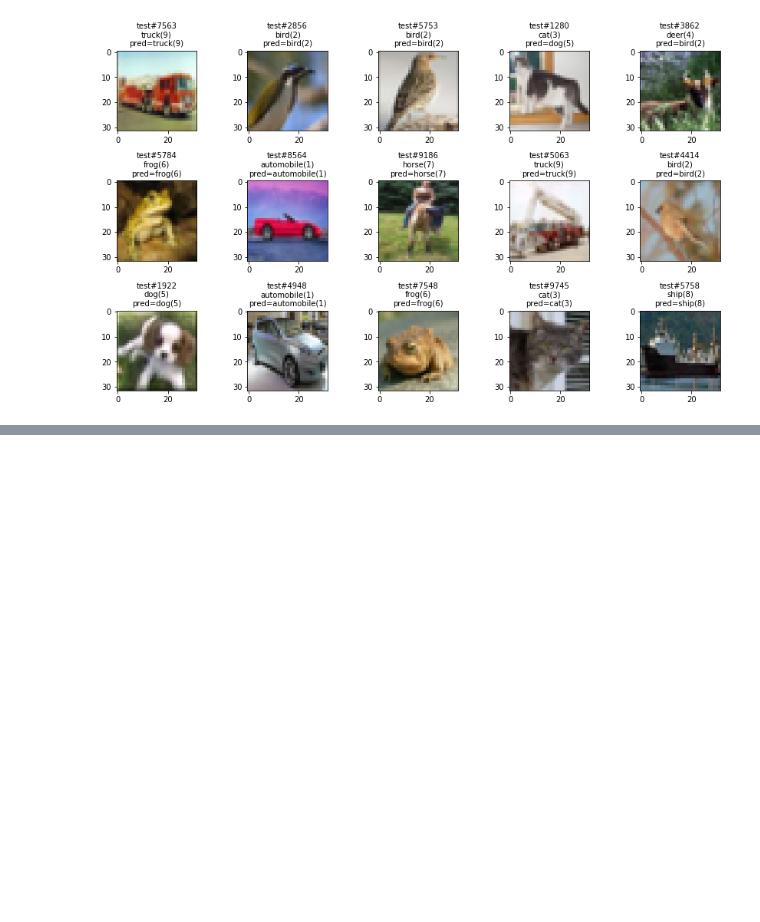
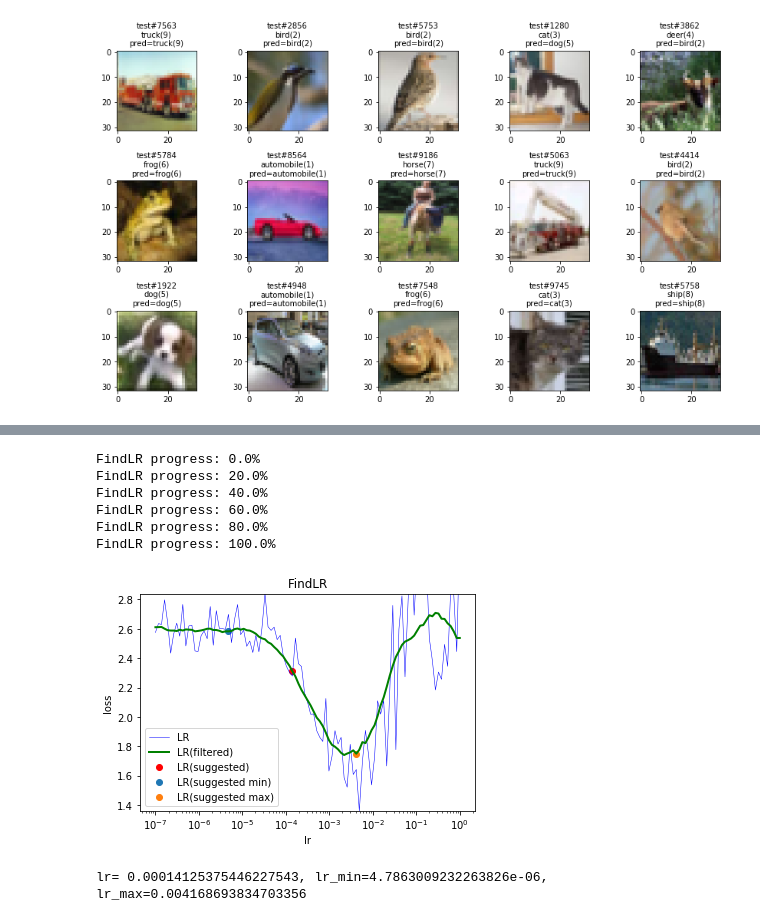
Before and after one commit to akihikoy/ay_test, a Jupyter notebook: python/torch/resnet_cifar10_1.ipynb, the cells around one changed output, grey strips where cells are left out. Cells and saved outputs as stored; diff of their text form; code cells hidden in the pictures; blank space fills up the shorter version.

Commit message:
Compared the optimization utilities in ay_torch with fastai; Tested data augmentation;

```diff
--- a/python/torch/resnet_cifar10_1.ipynb
+++ b/python/torch/resnet_cifar10_1.ipynb
@@ -687,0 +521,27 @@ PlotImgGrid(imgs, labels)
+# %%
+#Setup a neural network.
+net= TResNet18(in_channels=3, out_channels=len(dset_train.classes))
+
+#Load pretrained model parameters.
+url= 'https://s3.amazonaws.com/fast-ai-modelzoo/xrn50_940.pth'
+net.load_state_dict(torchvision.models.utils.load_state_dict_from_url(url, map_location='cpu')['model'], strict=False)
+
+device= torch.device('cuda')
+
+#Setup an optimizer and a loss function.
+opt= torch.optim.Adam(net.parameters(), lr=0.01)
+# f_loss= torch.nn.MSELoss()
+f_loss= torch.nn.CrossEntropyLoss()
+
+def decode(pred):
+  return pred.max(1).indices
+
+def accuracy(y,y_trg):
+  return (decode(y)==y_trg).sum().item()/len(y_trg)
+f_metric= accuracy
+
+def tfm_batch(batch):
+  x,y= batch
+  return x,y
+logger= TLogger()
+disp= TDisp()
@@ -687,0 +571,12 @@ PlotImgGrid(imgs, labels)
+# %%
+lr,(lr_min,lr_max,_)= FindLR(net, opt=opt, f_loss=f_loss, dl_train=dl_train, tfm_batch=tfm_batch, device=device)
+print(f'lr= {lr}, lr_min={lr_min}, lr_max={lr_max}')
+# %% [output]
+FindLR progress: 0.0%
+FindLR progress: 20.0%
+FindLR progress: 40.0%
+FindLR progress: 60.0%
+FindLR progress: 80.0%
+FindLR progress: 100.0%
+[figure, added]
+lr= 0.00014125375446227543, lr_min=4.7863009232263826e-06, lr_max=0.004168693834703356
```
Also changed, not shown: parts of 14 cells of this notebook, 3 other files.
